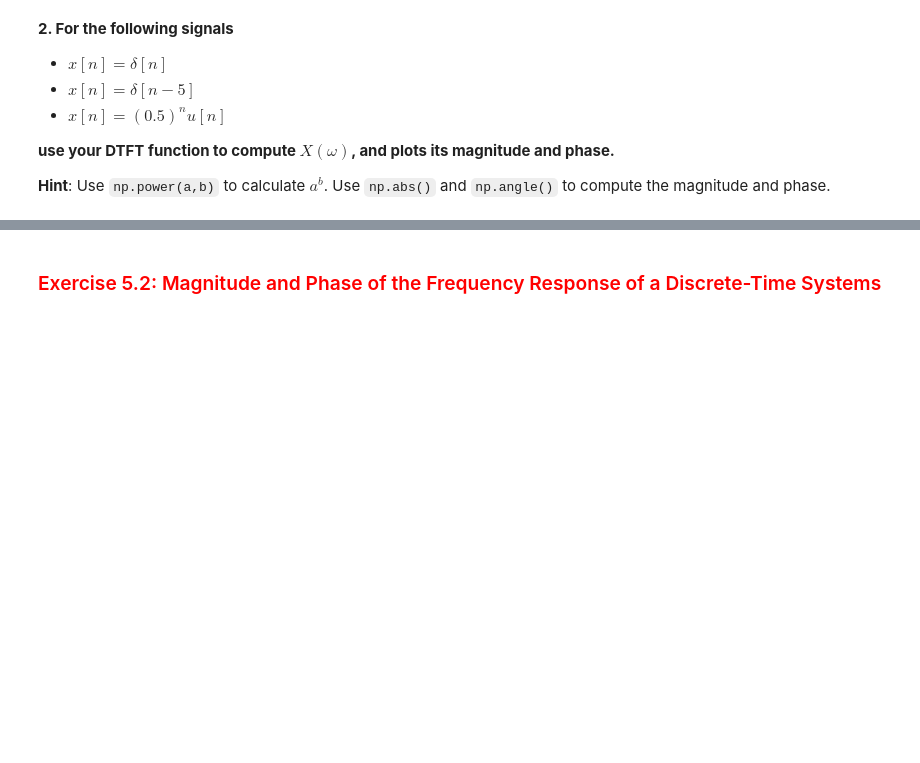
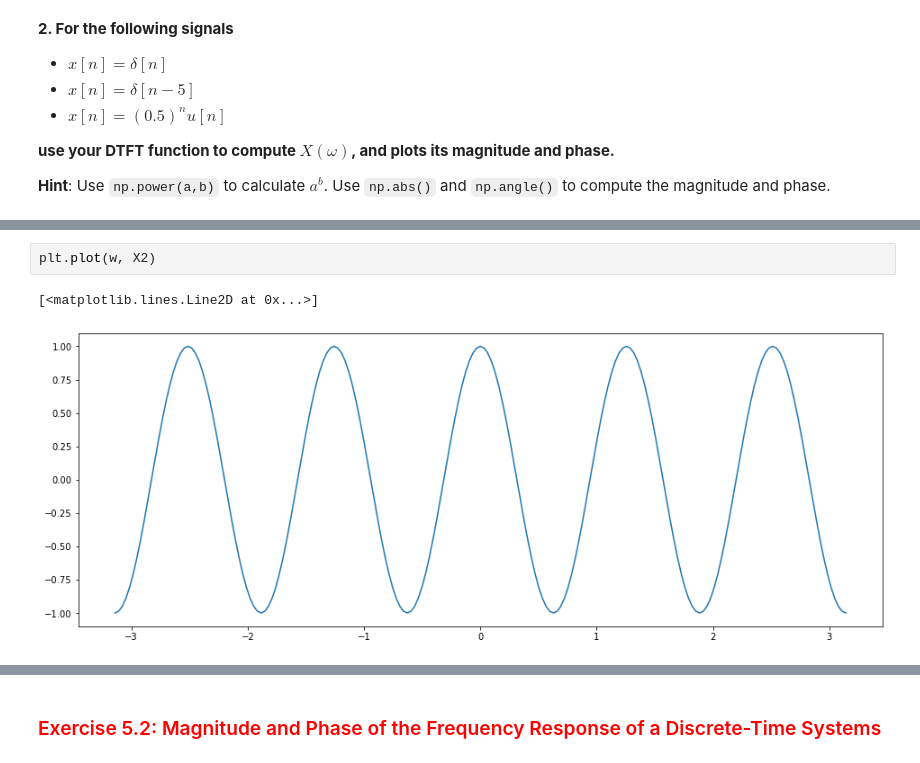
Before and after one commit to JustinWang781/438-Lab03, a Jupyter notebook: lab03_final_report.ipynb, the cells around one changed output, grey strips where cells are left out. Drawn from its saved outputs; the diff is of its cells as text; blank space fills up the shorter version.

```diff
--- a/lab03_final_report.ipynb
+++ b/lab03_final_report.ipynb
@@ -184,0 +185,5 @@ plt.plot(w, X1)
+# %%
+plt.plot(w, X2)
+# %% [output]
+[<matplotlib.lines.Line2D at 0x...>]
+[figure, added]
```
Also changed, not shown: parts of 9 cells of this notebook.
